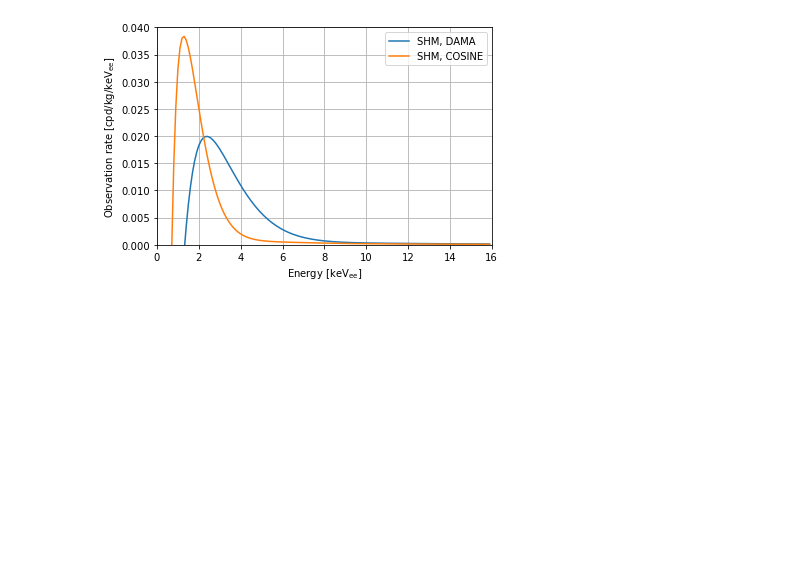
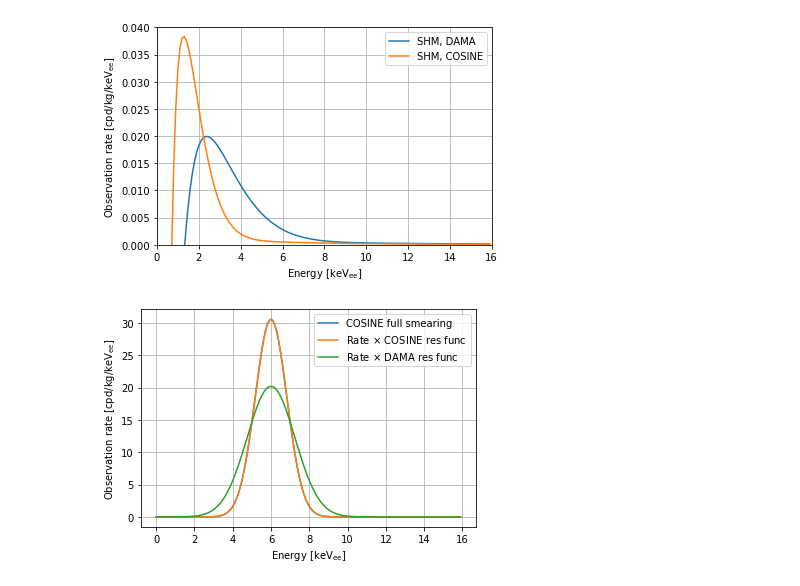
Before and after one commit to mjzurowski/sgm, a Jupyter notebook: Demo.ipynb, the cells around one changed output. Cells and saved outputs as stored; diff of their text form; code cells hidden in the pictures; blank space fills up the shorter version.

Commit message:
fixed some typos in detector. Included in demo an example of how to define and use a rate without needing to define a DMModel object

```diff
--- a/Demo.ipynb
+++ b/Demo.ipynb
@@ -58,3 +58,27 @@ plt.grid()
 plt.show()
 # %% [output]
 [figure]
+# %%
+#### Demonstration of how to define DM rates/interactions without needing to build a new model object
+##### Doubles as a demo of how to use the resolution as a multiplier rather than full smearing (in this case the two are equivalent)
+
+def bsw(Target,ER,mX,sig):
+    if ER!=mX:
+        return 0
+    else:
+        C_a = 1.2 * 10**(19)
+        g_ae = sig
+        dsigdER = (C_a/(Target.A()))*(g_ae**2)*mX*(Target.sigma_PE(ER))
+        return dsigdER
+
+E = np.arange(0,16,0.1) # observed energy, units of keV_ee
+plt.plot(E,[COSINE().dRdE(e,bsw,NR=False,DE=0.01,mX=6.00*keV,sig=1) for e in E])
+plt.plot(E,[COSINE().dRdE_True(6,bsw,NR=False,mX=6*keV,sig=1)*COSINE().Res(e,6) for e in E]) ## This model is a delta func so we can just scale gaussian resolution with the max val
+plt.plot(E,[DAMA().dRdE_True(6,bsw,NR=False,mX=6*keV,sig=1)*DAMA().Res(e,6) for e in E]) ## demonstrate how to use different detector
+plt.legend(["COSINE full smearing",r"Rate $\times$ COSINE res func",r"Rate $\times$ DAMA res func"])
+plt.ylabel(r"Observation rate [cpd/kg/keV$_{\rm ee}$]")
+plt.xlabel(r"Energy [keV$_{\rm ee}$]")
+plt.grid()
+plt.show()
+# %% [output]
+[figure, added]
```
Also changed, not shown: parts of 1 cell of this notebook, 1 other file.
